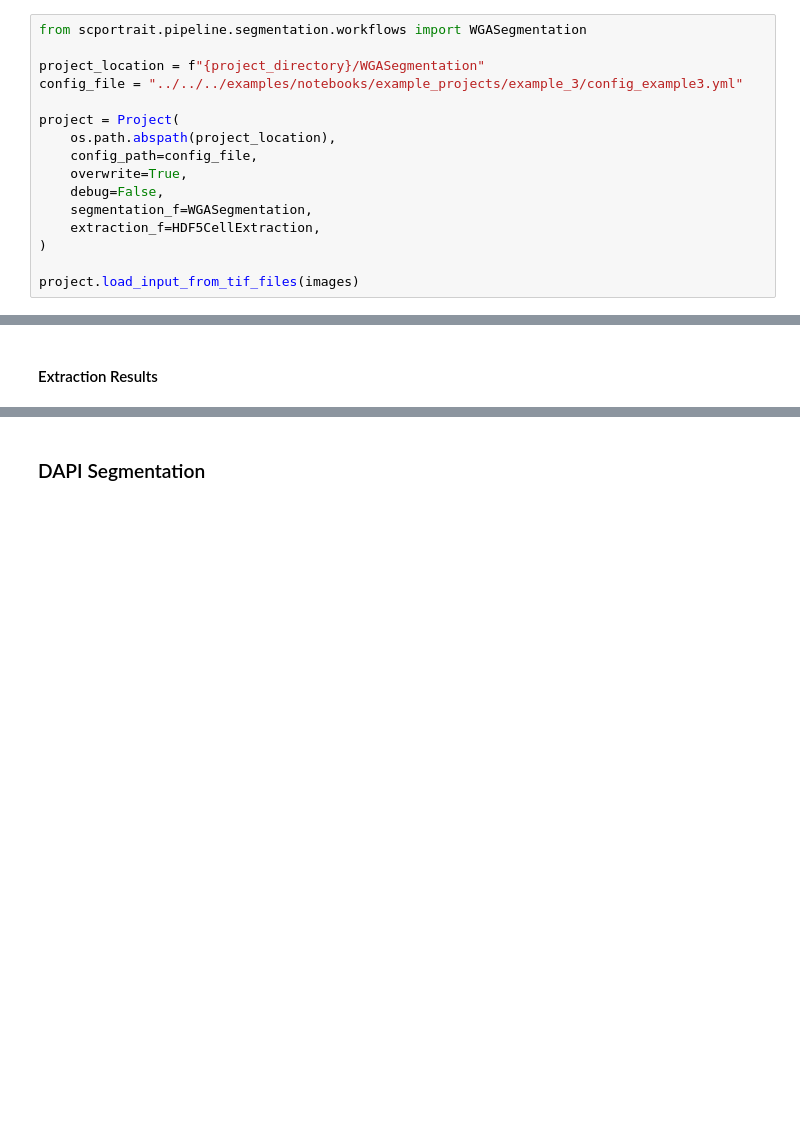
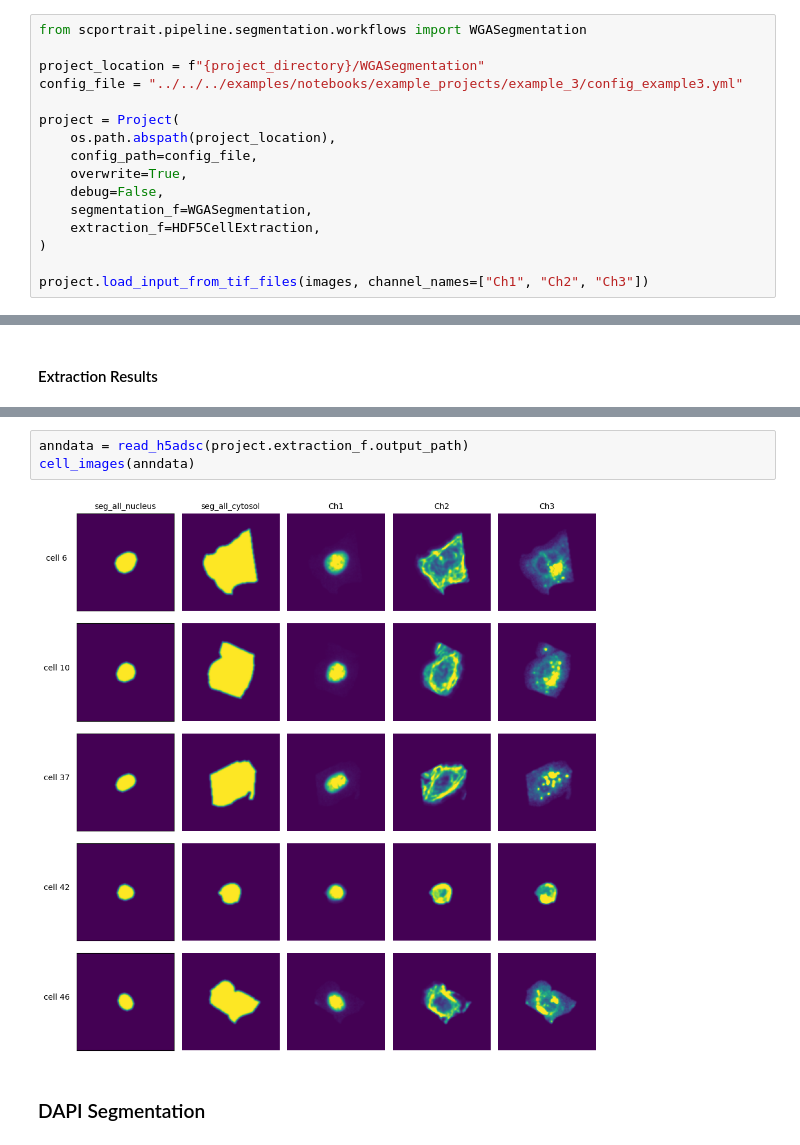
Before and after one commit to MannLabs/scPortrait, a Jupyter notebook: docs/pages/notebooks/example_notebook_segmentation_workflows.ipynb, the cells around one changed output, grey strips where cells are left out. Drawn from its saved outputs; the diff is of its cells as text; blank space fills up the shorter version.

```diff
--- a/docs/pages/notebooks/example_notebook_segmentation_workflows.ipynb
+++ b/docs/pages/notebooks/example_notebook_segmentation_workflows.ipynb
@@ -104,7 +107,7 @@ project = Project(
     extraction_f=HDF5CellExtraction,
 )
 
-project.load_input_from_tif_files(images)
+project.load_input_from_tif_files(images, channel_names=["Ch1", "Ch2", "Ch3"])
 # %% [output]
 Updating project config file.
 INFO     The Zarr backing store has been changed from None the new file path:
@@ -204,3 +178,8 @@ with h5py.File(f"{project_location}/extraction/data/single_cells.h5") as hf:
+# %%
+anndata = read_h5adsc(project.extraction_f.output_path)
+cell_images(anndata)
+# %% [output]
+[figure, added]
 # %% [markdown]
 ### DAPI Segmentation
 # %%
```
Also changed, not shown: parts of 18 cells of this notebook.
